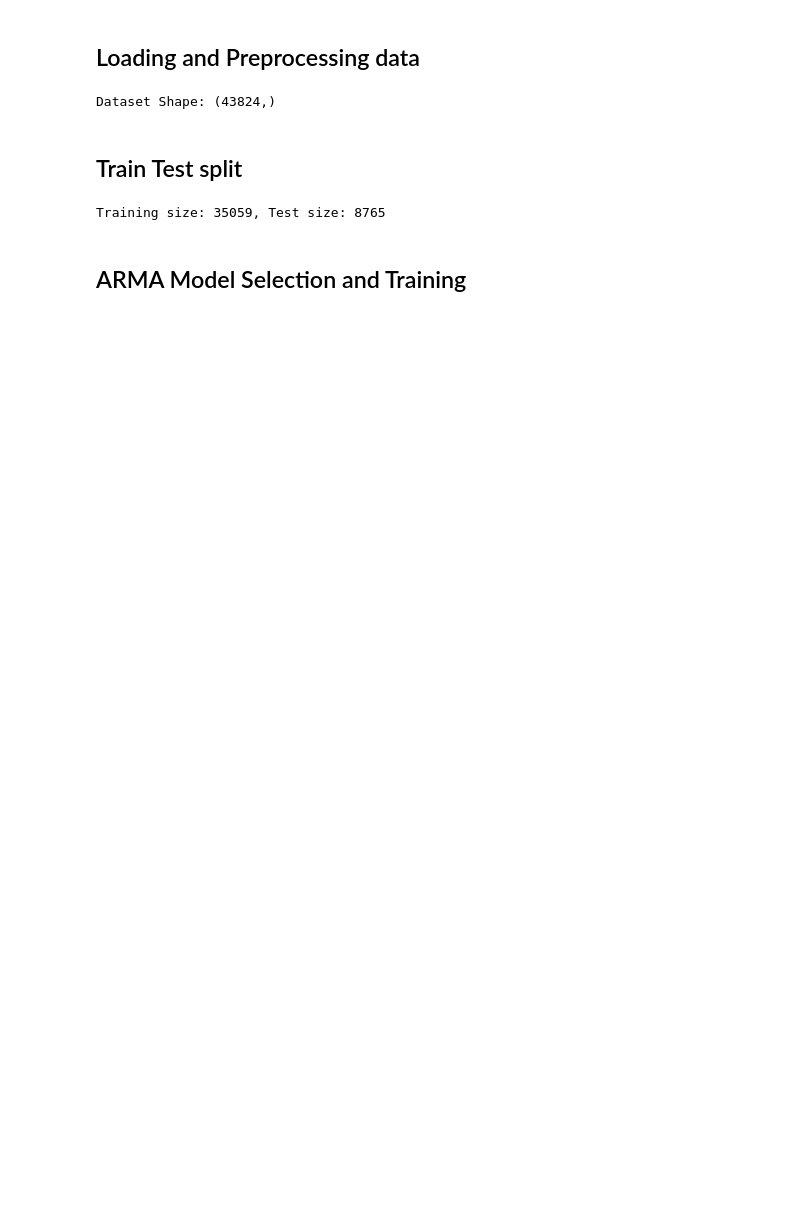
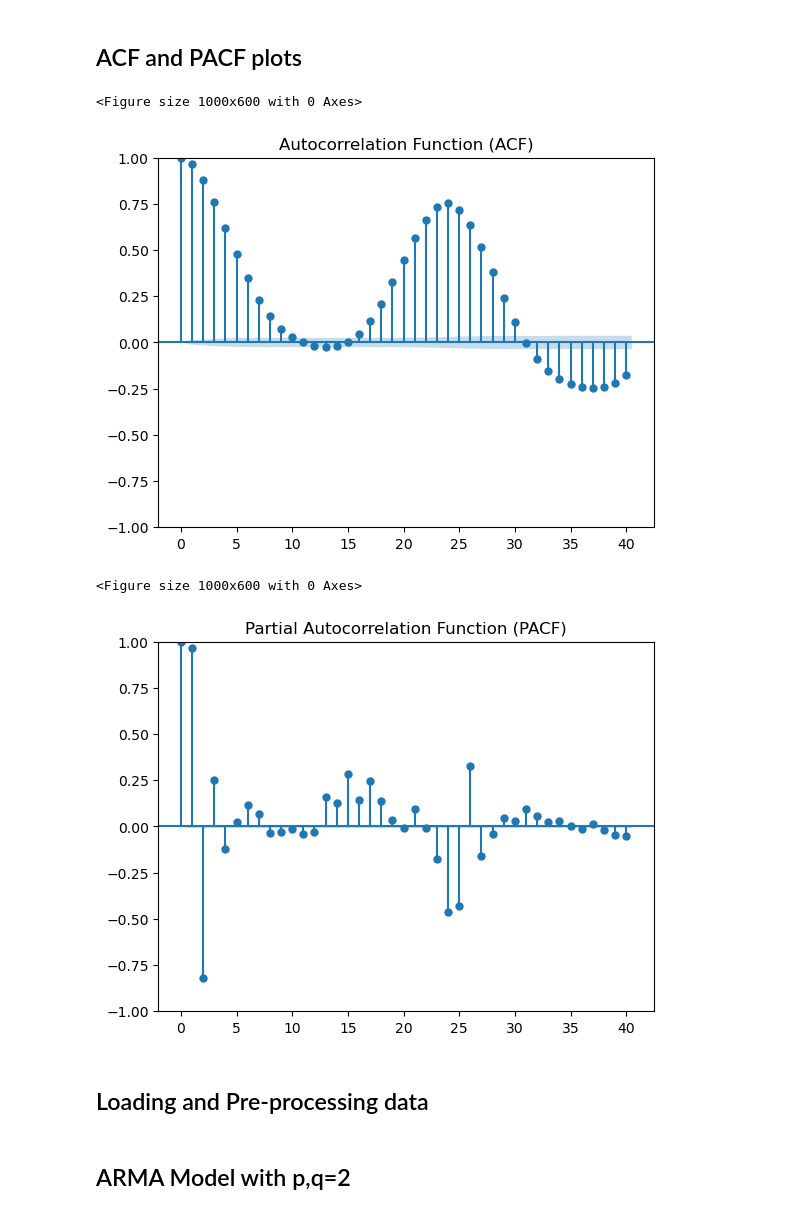
Before and after one commit to 333Rayyan/Electricity-Forecasting, a Jupyter notebook: arma.ipynb, the cells around one changed output. Cells and saved outputs as stored; diff of their text form; code cells hidden in the pictures; blank space fills up the shorter version.

```diff
--- a/arma.ipynb
+++ b/arma.ipynb
@@ -1,35 +49,38 @@
+# %% [markdown]
+## ACF and PACF plots
+# %%
+# ACF Plot
+plt.figure(figsize=(10, 6))
+plot_acf(target_variable, lags=40)
+plt.title('Autocorrelation Function (ACF)')
+plt.show()
+
+# PACF Plot
+plt.figure(figsize=(10, 6))
+plot_pacf(target_variable, lags=40)
+plt.title('Partial Autocorrelation Function (PACF)')
+plt.show()
+# %% [output]
+<Figure size 1000x600 with 0 Axes>
+[figure, added]
+<Figure size 1000x600 with 0 Axes>
+[figure, added]
 # %% [markdown]
-## Loading and Preprocessing data
+## Loading and Pre-processing data
 # %%
-import pandas as pd
-import numpy as np
-import matplotlib.pyplot as plt
-from statsmodels.tsa.arima.model import ARIMA
-from sklearn.metrics import mean_absolute_percentage_error as mape, mean_absolute_error, mean_squared_error, r2_score
-
 # Load dataset
 file_path = 'data/germany_cleaned_load_data.csv'
 data = pd.read_csv(file_path)
 
-# Convert timestamps
+# Convert timestamps and set index
 data['utc_timestamp'] = pd.to_datetime(data['utc_timestamp'])
 data.set_index('utc_timestamp', inplace=True)
 
 # Select target variable
 target_variable = data['DE_load_actual_entsoe_transparency']
 
-print(f"Dataset Shape: {target_variable.shape}")
+# Train-Test Split
+train_size = int(len(target_variable) * 0.8)
+train, test = target_variable[:train_size], target_variable[train_size:]
-# %% [output]
-Dataset Shape: (43824,)
-# %% [markdown]
-## Train Test split
-# %%
-# 80% training, 20% testing
-train_size = int(len(target_variable) * 0.8)
-train, test = target_variable[:train_size], target_variable[train_size:]
-
-print(f"Training size: {len(train)}, Test size: {len(test)}")
-# %% [output]
-Training size: 35059, Test size: 8765
 # %% [markdown]
-## ARMA Model Selection and Training
+## ARMA Model with p,q=2
```
Also changed, not shown: parts of 12 cells of this notebook, 6 other files.
